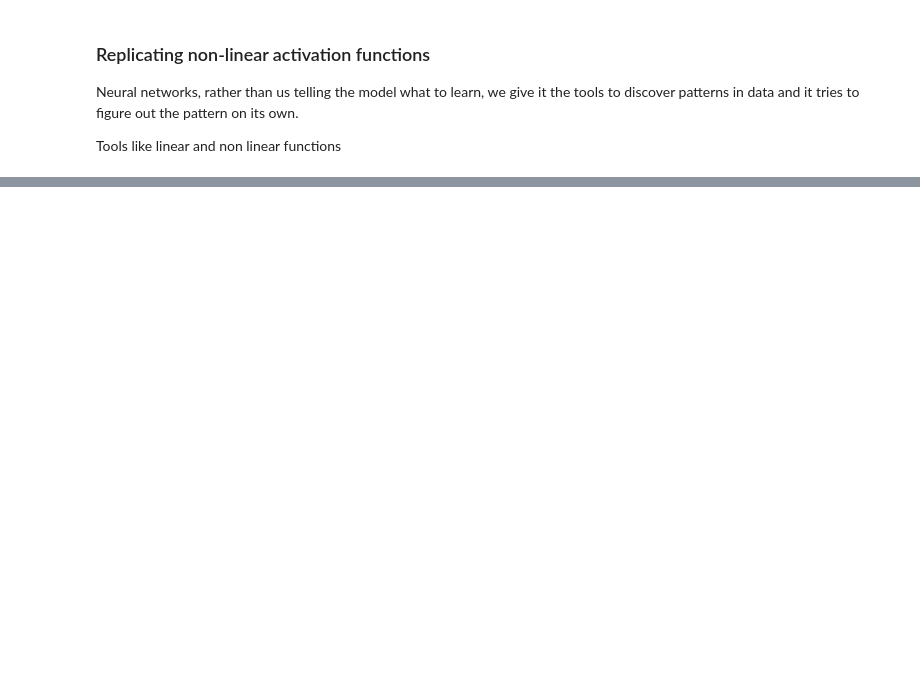
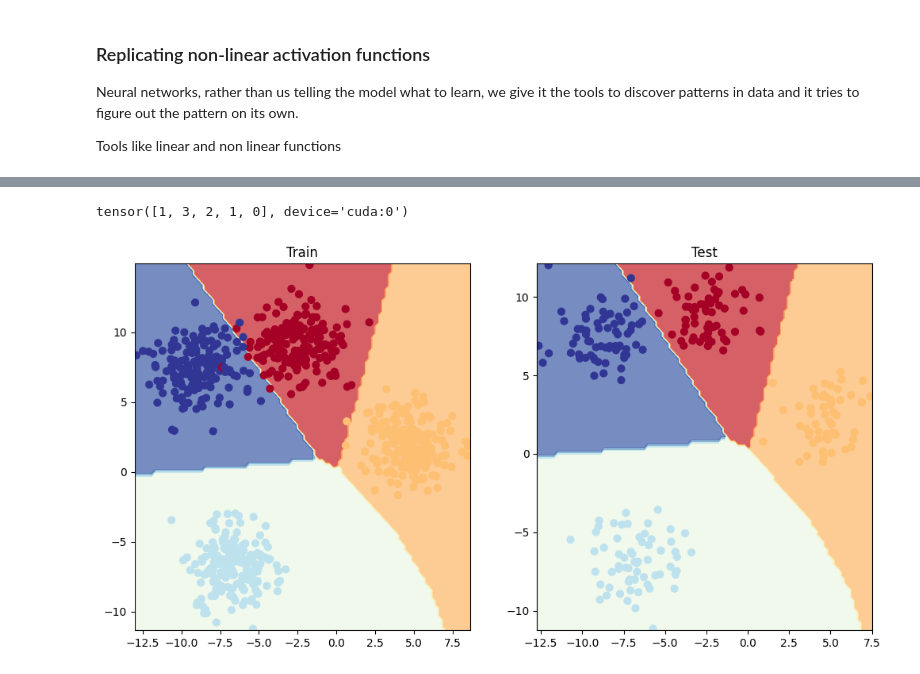
Before and after one commit to akash6190/pytorch_learning, a Jupyter notebook: 01_nn_classification.ipynb, the cells around one changed output, grey strips where cells are left out. Drawn from its saved outputs; the diff is of its cells as text; code cells hidden in the pictures; blank space fills up the shorter version.

```diff
--- a/01_nn_classification.ipynb
+++ b/01_nn_classification.ipynb
@@ -603,0 +715,4 @@ Tools like linear and non linear functions
+# %%
+y_blob_probs = torch.softmax(y_blob_logits, dim=1)
+print(y_blob_logits[:5])
+print(y_blob_probs[:5])
@@ -603,0 +738,3 @@ Tools like linear and non linear functions
+# %%
+y_blob_preds = torch.argmax(y_blob_probs[0])
+y_blob_preds
@@ -603,0 +743,28 @@ Tools like linear and non linear functions
+# %%
+torch.manual_seed(RANDOM_SEED)
+torch.cuda.manual_seed(RANDOM_SEED)
+
+epochs = 100
+
+X_blob_train, X_blob_test = X_blob_train.to(device), X_blob_test.to(device)
+y_blob_train, y_blob_test = y_blob_train.to(device), y_blob_test.to(device)
+
+for epoch in range(epochs):
+  model_4.train()
+  y_blob_logits = model_4(X_blob_train)
+  y_blob_preds = torch.softmax(y_blob_logits, dim=1).argmax(dim=1)
+  loss_blob = loss_blob_fn(y_blob_logits, y_blob_train)
+  acc_blob = accuracy_fn(y_pred=y_blob_preds, y_true=y_blob_train)
+  optimizer.zero_grad()
+  loss_blob.backward()
+  optimizer.step()
+
+  model_4.eval()
+  with torch.inference_mode():
+    test_blob_logits = model_4(X_blob_test)
+    test_blob_preds = torch.softmax(test_blob_logits, dim=1).argmax(dim=1)
+    test_blob_loss = loss_blob_fn(test_blob_logits, y_blob_test)
+    test_blob_acc = accuracy_fn(y_pred=test_blob_preds, y_true=y_blob_test)
+
+  if epoch % 10 == 0:
+    print(f"Epoch: {epoch} | Loss: {loss_blob:.4f} | Accuracy: {acc_blob:.2f}% | test loss: {test_blob_loss:.4f} | test accuracy: {test_blob_acc:2f}%")
@@ -603,0 +782,19 @@ Tools like linear and non linear functions
+# %%
+model_4.eval()
+with torch.inference_mode():
+  y_logits = model_4(X_blob_test)
+
+y_preds = torch.softmax(y_logits, dim=1).argmax(dim=1)
+y_preds[:5]
+# %% [output]
+tensor([1, 3, 2, 1, 0], device='cuda:0')
+# %%
+plt.figure(figsize=(12, 6))
+plt.subplot(1,2,1)
+plt.title("Train")
+plot_decision_boundary(model_4, X=X_blob_train,y=y_blob_train)
+plt.subplot(1,2,2)
+plt.title("Test")
+plot_decision_boundary(model_4, X=X_blob_test,y=y_blob_test)
+# %% [output]
+[figure, added]
```
Also changed, not shown: parts of 25 cells of this notebook.
